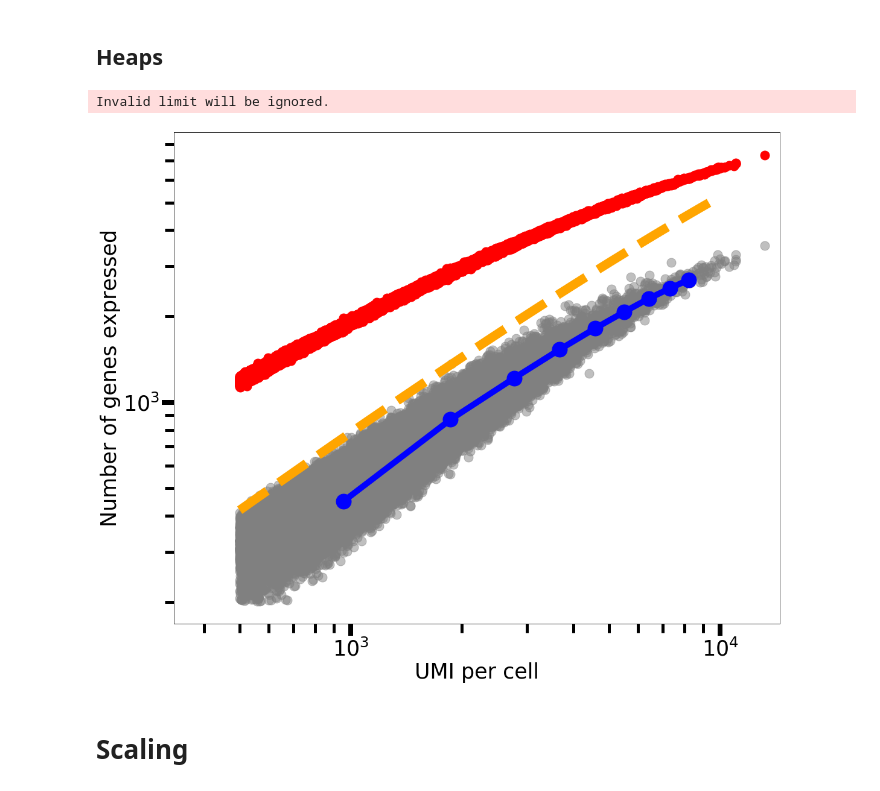
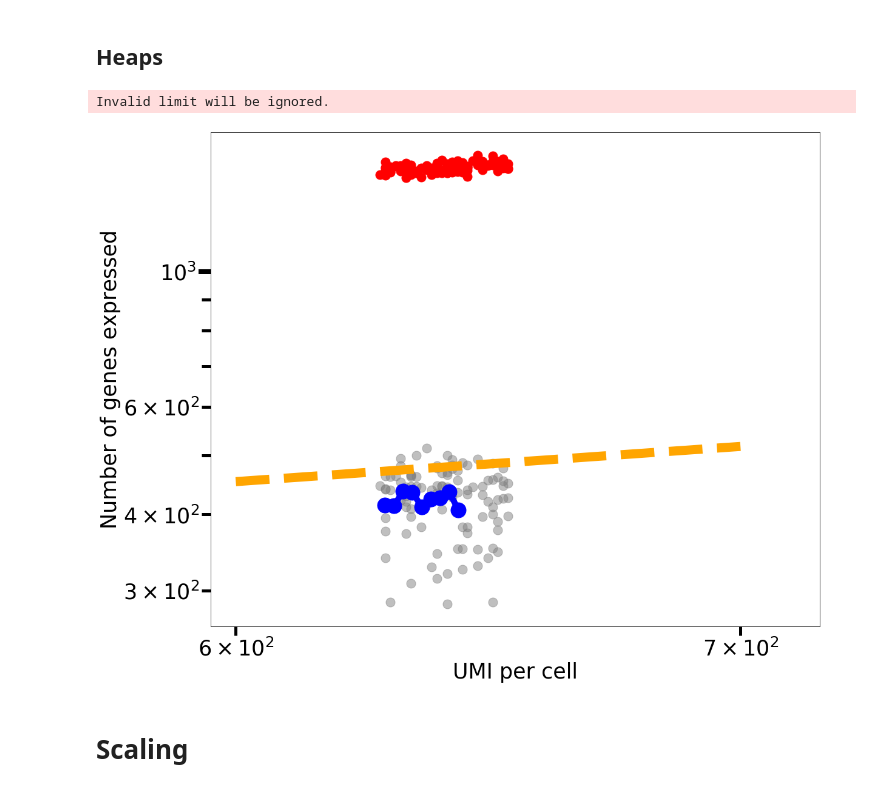
Before and after one commit to fvalle1/phd, a Jupyter notebook: mouse_Atlas/Mouse_exploration.ipynb, the cells around one changed output. Cells and saved outputs as stored; diff of their text form; code cells hidden in the pictures.

```diff
--- a/mouse_Atlas/Mouse_exploration.ipynb
+++ b/mouse_Atlas/Mouse_exploration.ipynb
@@ -659,8 +659,10 @@ BoneMarrowcKit_1.GAATTACATGATTATTGT    627
 Length: 100, dtype: int64
 # %%
 df = df[M.index]
+A = df.sum(1)
+f = A.sort_values(ascending=False)
+df=df[df.index.isin(f[49:4500].index)]
 save_model(df,tissue="bonemarrow_M100",name="data", n_bins=15)
-A = df.sum(1)
 mazzolini(M, A/A.sum(), "bonemarrow_M100", n_bins=15)
 # %% [output]
 saving
@@ -763,35 +765,35 @@ ax.scatter(data["M"], data["diffWords"], label='samples', alpha=0.5, s=225, c="g
 if "M_null" in vars().keys() and "diffWords_null" in vars().keys():
     plt.scatter(M_null, diffWords_null, label='null_model', s=225, c="red")
 ax.set_ylabel("Number of genes expressed", fontsize=35)
 ax.set_xlabel("UMI per cell", fontsize=35)
 skip_bins = 5
 n_bins=15
 
 bin_means, bin_edges, binnumber = stats.binned_statistic(data["M"], data["diffWords"],statistic='mean', bins=np.linspace(data["M"].min(),max(data["M"]), n_bins))
 #ax.hlines(bin_means[:-skip_bins], bin_edges[:-1][:-skip_bins], bin_edges[1:][:-skip_bins], colors='r', lw=5, label='binned average')
 #bin_stds, _, _ = stats.binned_statistic(data["M"], data["diffWords"],statistic='std', bins=np.linspace(M.min(),np.quantile(M, 0.9), n_bins))
 #ax.errorbar(((bin_edges[:-1]+bin_edges[1:])/2)[:-skip_bins],bin_means[:-skip_bins], bin_stds[:-skip_bins], fmt='none', ecolor='orange', elinewidth=3)
 
 ax.plot((bin_edges[:-1][:-skip_bins] + bin_edges[1:][:-skip_bins])/2, bin_means[:-skip_bins], color='blue', lw=10, marker="o", ms=25, label='binned average')
 
 
-x_bins=np.logspace(np.log10(500), 4)
+x_bins=np.logspace(np.log10(600), np.log10(7e2))
 ax.plot(x_bins, [h(x, 0.8, len(f.dropna())) for x in x_bins], lw=15, ls="--", c="orange", label="model")
 
 
 ax.set_xscale('log')
 ax.set_yscale('log')
 ax.set_xlim(0,max(M)*1.1)
 
 ax.tick_params(labelsize=35, width=8, length=20)
 ax.tick_params(which="minor", labelsize=35, width=5, length=15)
 
 #ax.legend(fontsize=35)
 plt.show()
 fig.savefig("heaps.pdf")
 # %% [output]
 Invalid limit will be ignored.
-[figure, old version]
+[figure, new version]
 # %%
 fit_func = lambda x, a, b: a + np.power(x, b)
 from scipy.optimize import curve_fit
```
Also changed, not shown: parts of 3 cells of this notebook.
